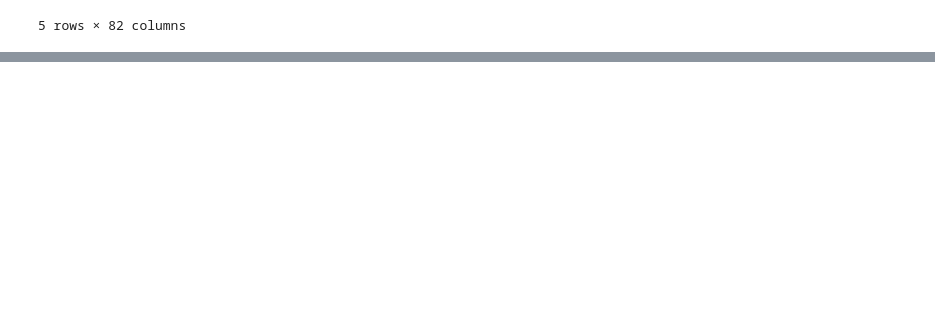
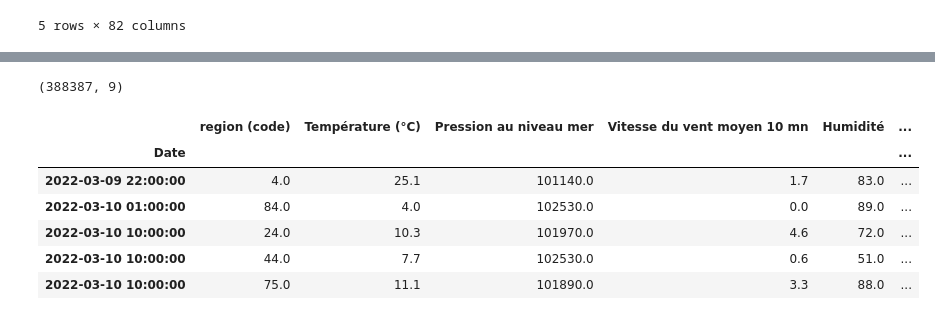
Before and after one commit to JAndretti/Projet-Time-Series-E5, a Jupyter notebook: main.ipynb, the cells around one changed output, grey strips where cells are left out. Saved outputs shown, nothing was run; the diff lists cells and outputs as text; code cells hidden in the pictures; blank space fills up the shorter version.

```diff
--- a/main.ipynb
+++ b/main.ipynb
@@ -23,0 +34,4 @@ df.head()
+# %%
+df['Date']=pd.to_datetime(df['Date'])
+# %%
+columns = ['Date','region (code)','Température (°C)','Pression au niveau mer','Vitesse du vent moyen 10 mn','Humidité','Pression station','Rafales sur une période','Précipitations dans les 3 dernières heures']
@@ -23,0 +48,5 @@ df.head()
+# %%
+df_Date = df_Date.dropna()
+df_Date.shape
+# %% [output]
+(388387, 9)
@@ -23,0 +55,11 @@ df.head()
+# %%
+df_Date.set_index('Date', inplace = True)
+df_Date.head()
+# %% [output]
+|  | region (code) | Température (°C) | Pression au niveau mer | Vitesse du vent moyen 10 mn | Humidité | ... |
+| Date |  |  |  |  |  | ... |
+| 2022-03-09 22:00:00 | 4.0 | 25.1 | 101140.0 | 1.7 | 83.0 | ... |
+| 2022-03-10 01:00:00 | 84.0 | 4.0 | 102530.0 | 0.0 | 89.0 | ... |
+| 2022-03-10 10:00:00 | 24.0 | 10.3 | 101970.0 | 4.6 | 72.0 | ... |
+| 2022-03-10 10:00:00 | 44.0 | 7.7 | 102530.0 | 0.6 | 51.0 | ... |
+| 2022-03-10 10:00:00 | 75.0 | 11.1 | 101890.0 | 3.3 | 88.0 | ... |
```
Also changed, not shown: parts of 12 cells of this notebook.
